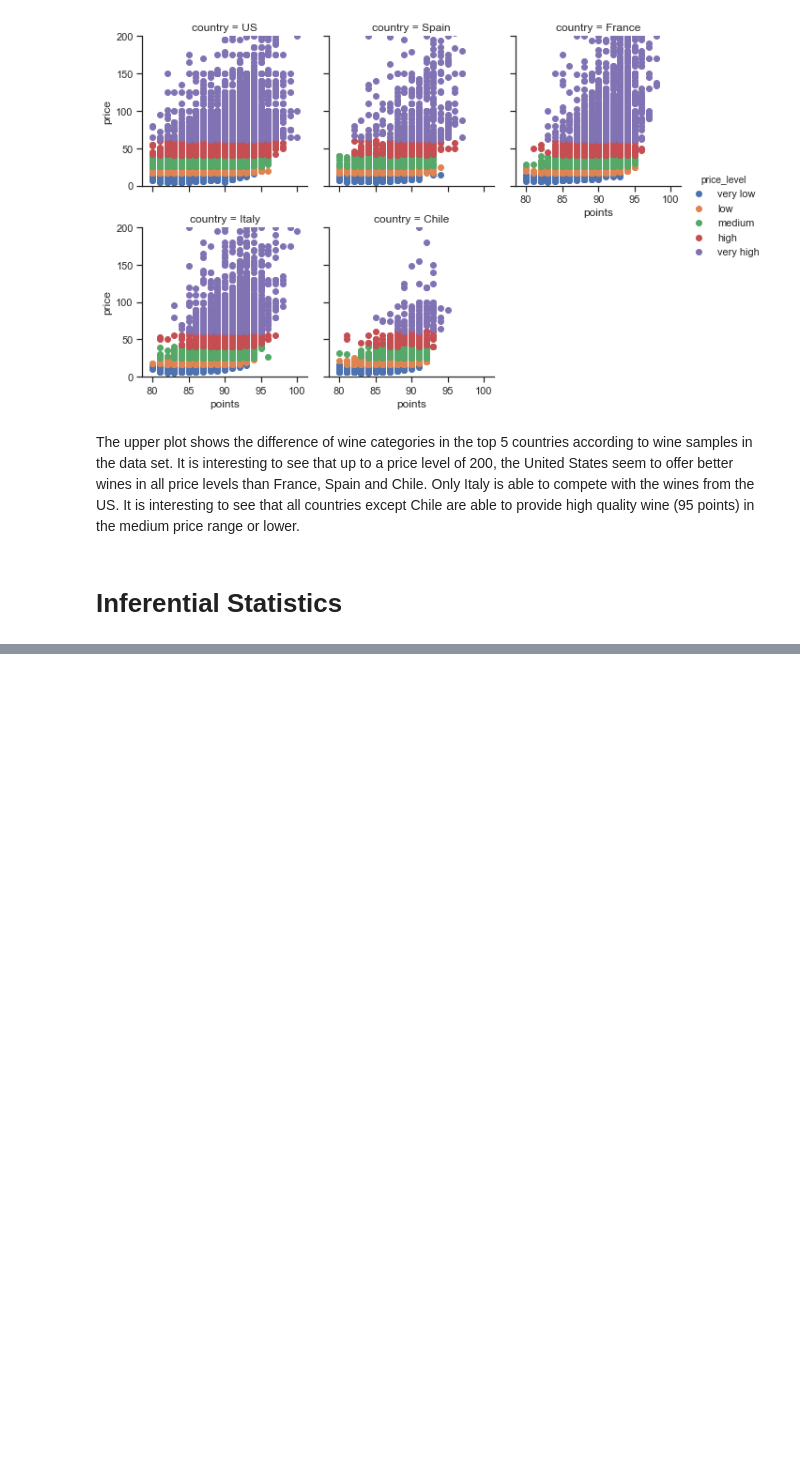
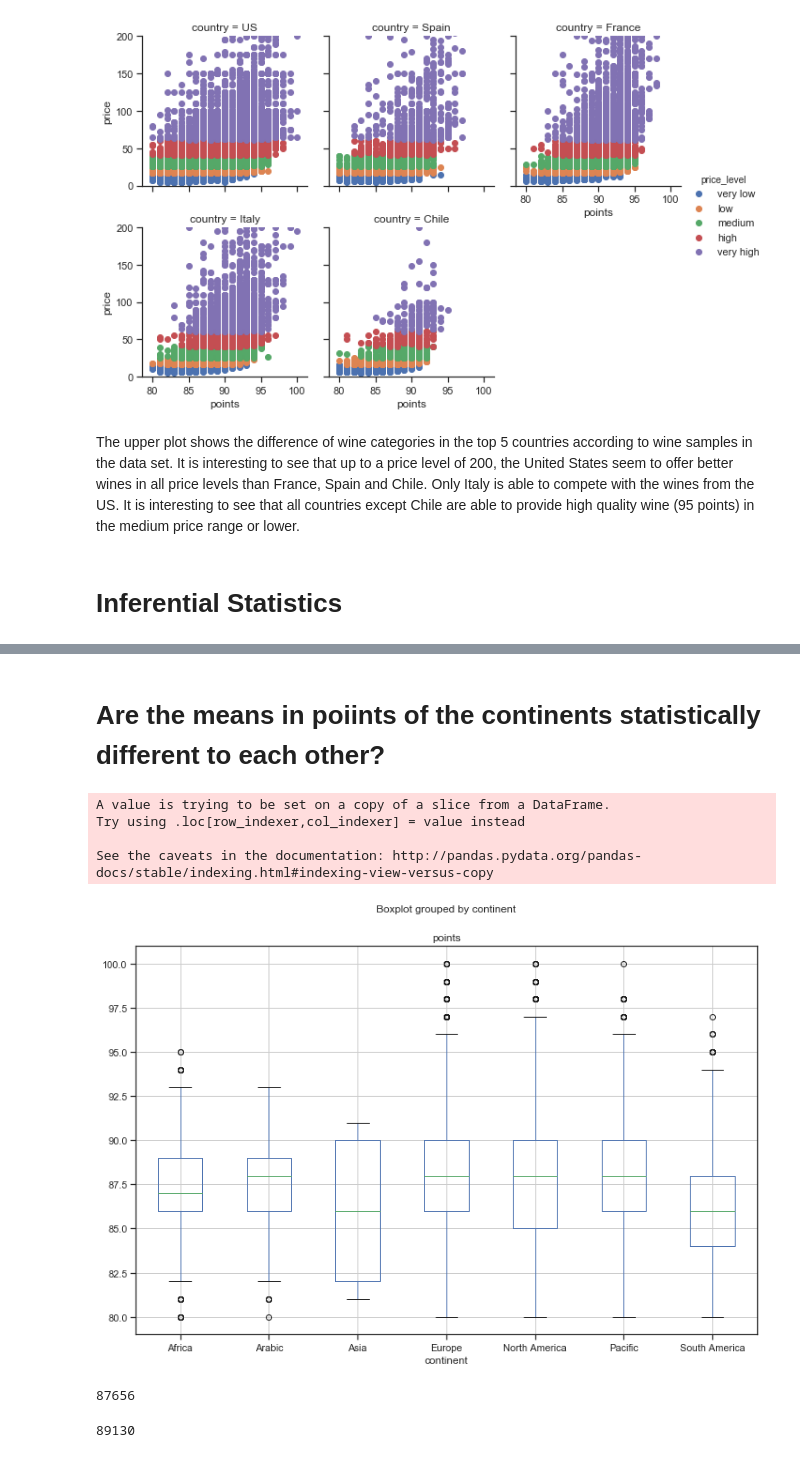
Before and after one commit to igorstojanovic91/wine-review-analysis, a Jupyter notebook: Wine reviews Analysis.ipynb, the cells around one changed output, grey strips where cells are left out. Saved outputs shown, nothing was run; the diff lists cells and outputs as text; code cells hidden in the pictures; blank space fills up the shorter version.

Commit message:
Adding first inferential statistics

```diff
--- a/Wine reviews Analysis.ipynb
+++ b/Wine reviews Analysis.ipynb
@@ -1381,0 +1241,69 @@ strong multicollinearity or other numerical problems.
+# %% [markdown]
+# Are the means in poiints of the continents statistically different to each other?
+# %%
+#Adding continent to DF
+europe = ['Spain', 'France', 'Italy', 'Bulgaria', 'Portugal',
+          'Greece', 'Romania', 'Germany', 'Moldova', 'Hungary', 'Austria',
+         'Croatia', 'Solvenia', 'Macedonia', 'Serbia', 'Switzerland', 'Albania', 'Bosnia and Herzogovina',
+         'Cyprus', 'Lithuania', 'Ukraine', 'England', 'Georgia', 'Montenegro', 'Luxembourg', 'Slovakia',
+         'Czech Republic']
+
+south_america = ['Argentina', 'Brazil', 'Mexico', 'Chile', 'Uruguay' ]
+
+north_america = ['US', 'US-France', 'Canada']
+
+asia = ['India', 'Japan', 'China', 'South Korea' ]
+
+pacific = ['New Zealand', 'Australia']
+
+arabic = ['Israel', 'Turkey', 'Lebanon']
+
+africa = ['South Africa', 'Morocco']
+
+continent = []
+
+for i in df_if['country']:
+    if i in europe:
+        continent.append('Europe')
+    elif i in south_america:
+        continent.append('South America')
+    elif i in north_america:
+        continent.append('North America')
+    elif i in asia:
+        continent.append('Asia')
+    elif i in pacific:
+        continent.append('Pacific')
+    elif i in arabic:
+        continent.append('Arabic')
+    elif i in africa:
+        continent.append('Africa')
+    else:
+        continent.append(np.NAN)
+
+df_if['continent'] = continent
+# %% [output]
+A value is trying to be set on a copy of a slice from a DataFrame.
+Try using .loc[row_indexer,col_indexer] = value instead
+
+See the caveats in the documentation: http://pandas.pydata.org/pandas-docs/stable/indexing.html#indexing-view-versus-copy
+# %%
+df_if.boxplot('points', by='continent', figsize=(12, 8));
+# %% [output]
+[figure, added]
+# %%
+europe = df_if['points'][df_if.continent == 'Europe']
+europe
+grps = pd.unique(df_if.continent.values)
+
+d_data = {grp:df_if['points'][df_if.continent == grp] for grp in grps}
+
+k = len(pd.unique(df_if.continent))  # number of conditions
+N = len(df_if.values)  # conditions times participants
+n = df_if.groupby('continent').size()[0] #Participants in each condition
+N-n
+# %% [output]
+87656
+# %%
+len(df_if)-1
+# %% [output]
+89130
```
Also changed, not shown: parts of 73 cells of this notebook.
